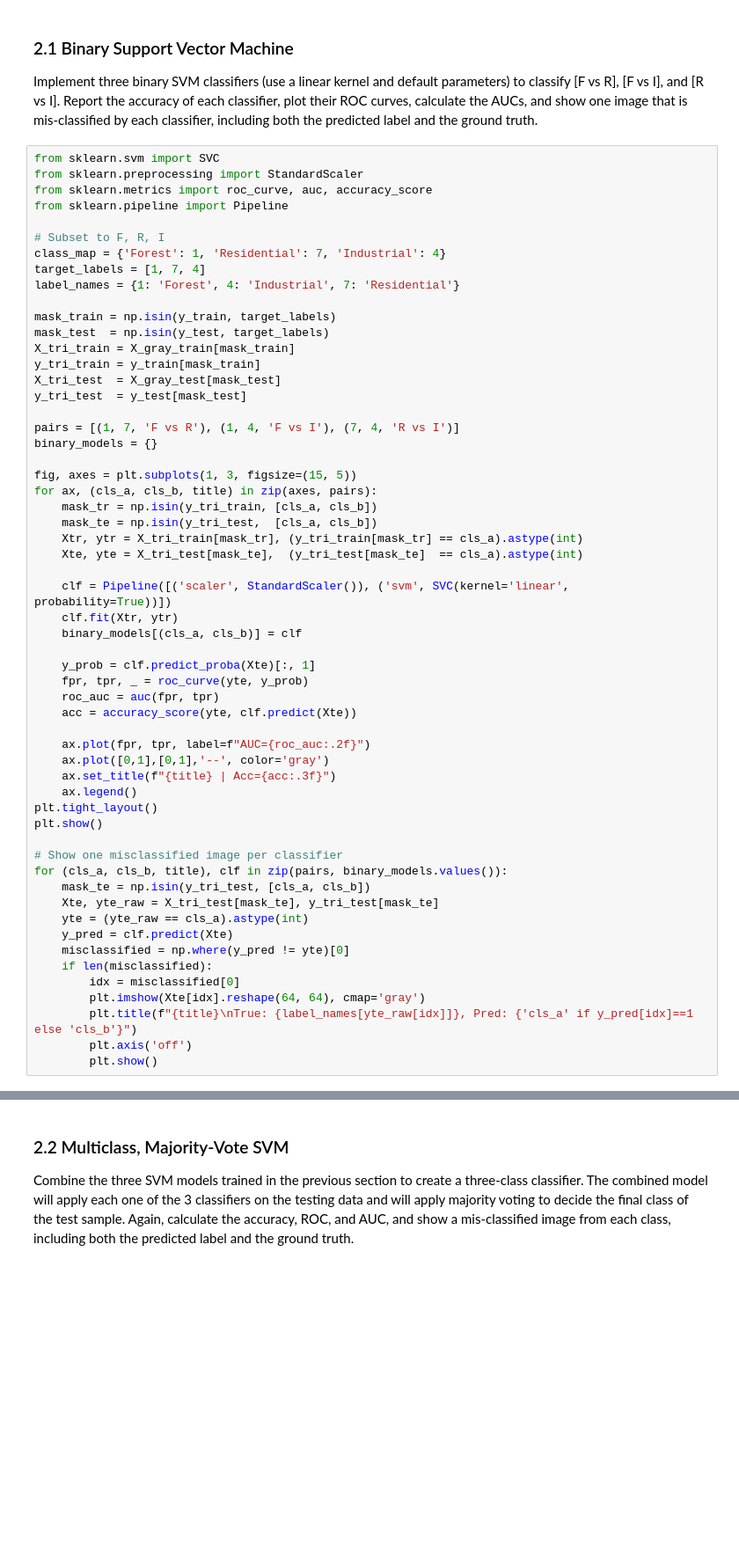
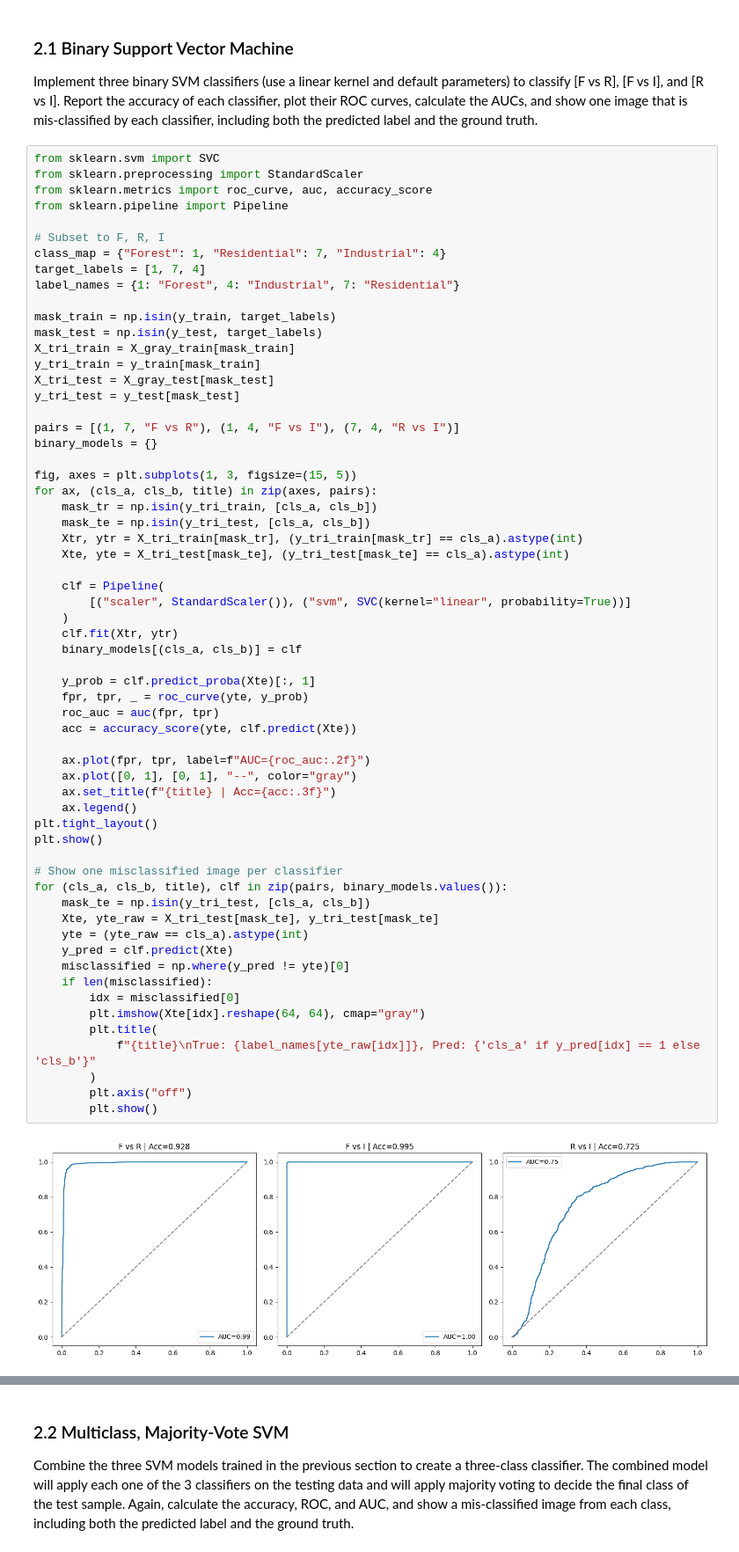
Before and after one commit to hssherr/musa6500-finalproject, a Jupyter notebook: musa6500_eurosat_project.ipynb, the cells around one changed output, grey strips where cells are left out. Shown at 88% size. Saved outputs shown, nothing was run; the diff lists cells and outputs as text; blank space fills up the shorter version.

```diff
--- a/musa6500_eurosat_project.ipynb
+++ b/musa6500_eurosat_project.ipynb
@@ -231,53 +235,59 @@ from sklearn.metrics import roc_curve, auc, accuracy_score
 from sklearn.pipeline import Pipeline
 
 # Subset to F, R, I
-class_map = {'Forest': 1, 'Residential': 7, 'Industrial': 4}
+class_map = {"Forest": 1, "Residential": 7, "Industrial": 4}
 target_labels = [1, 7, 4]
-label_names = {1: 'Forest', 4: 'Industrial', 7: 'Residential'}
+label_names = {1: "Forest", 4: "Industrial", 7: "Residential"}
 
 mask_train = np.isin(y_train, target_labels)
-mask_test  = np.isin(y_test, target_labels)
+mask_test = np.isin(y_test, target_labels)
 X_tri_train = X_gray_train[mask_train]
 y_tri_train = y_train[mask_train]
-X_tri_test  = X_gray_test[mask_test]
-y_tri_test  = y_test[mask_test]
+X_tri_test = X_gray_test[mask_test]
+y_tri_test = y_test[mask_test]
 
-pairs = [(1, 7, 'F vs R'), (1, 4, 'F vs I'), (7, 4, 'R vs I')]
+pairs = [(1, 7, "F vs R"), (1, 4, "F vs I"), (7, 4, "R vs I")]
 binary_models = {}
 
 fig, axes = plt.subplots(1, 3, figsize=(15, 5))
 for ax, (cls_a, cls_b, title) in zip(axes, pairs):
     mask_tr = np.isin(y_tri_train, [cls_a, cls_b])
-    mask_te = np.isin(y_tri_test,  [cls_a, cls_b])
+    mask_te = np.isin(y_tri_test, [cls_a, cls_b])
     Xtr, ytr = X_tri_train[mask_tr], (y_tri_train[mask_tr] == cls_a).astype(int)
-    Xte, yte = X_tri_test[mask_te],  (y_tri_test[mask_te]  == cls_a).astype(int)
+    Xte, yte = X_tri_test[mask_te], (y_tri_test[mask_te] == cls_a).astype(int)
 
-    clf = Pipeline([('scaler', StandardScaler()), ('svm', SVC(kernel='linear', probability=True))])
+    clf = Pipeline(
+        [("scaler", StandardScaler()), ("svm", SVC(kernel="linear", probability=True))]
+    )
     clf.fit(Xtr, ytr)
     binary_models[(cls_a, cls_b)] = clf
 
     y_prob = clf.predict_proba(Xte)[:, 1]
     fpr, tpr, _ = roc_curve(yte, y_prob)
     roc_auc = auc(fpr, tpr)
     acc = accuracy_score(yte, clf.predict(Xte))
 
     ax.plot(fpr, tpr, label=f"AUC={roc_auc:.2f}")
-    ax.plot([0,1],[0,1],'--', color='gray')
+    ax.plot([0, 1], [0, 1], "--", color="gray")
     ax.set_title(f"{title} | Acc={acc:.3f}")
     ax.legend()
 plt.tight_layout()
 plt.show()
 
 # Show one misclassified image per classifier
 for (cls_a, cls_b, title), clf in zip(pairs, binary_models.values()):
     mask_te = np.isin(y_tri_test, [cls_a, cls_b])
     Xte, yte_raw = X_tri_test[mask_te], y_tri_test[mask_te]
     yte = (yte_raw == cls_a).astype(int)
     y_pred = clf.predict(Xte)
     misclassified = np.where(y_pred != yte)[0]
     if len(misclassified):
         idx = misclassified[0]
-        plt.imshow(Xte[idx].reshape(64, 64), cmap='gray')
-        plt.title(f"{title}\nTrue: {label_names[yte_raw[idx]]}, Pred: {'cls_a' if y_pred[idx]==1 else 'cls_b'}")
-        plt.axis('off')
+        plt.imshow(Xte[idx].reshape(64, 64), cmap="gray")
+        plt.title(
+            f"{title}\nTrue: {label_names[yte_raw[idx]]}, Pred: {'cls_a' if y_pred[idx] == 1 else 'cls_b'}"
+        )
+        plt.axis("off")
         plt.show()
+# %% [output]
+[figure, added]
```
Also changed, not shown: parts of 32 cells of this notebook, 3 other files.
